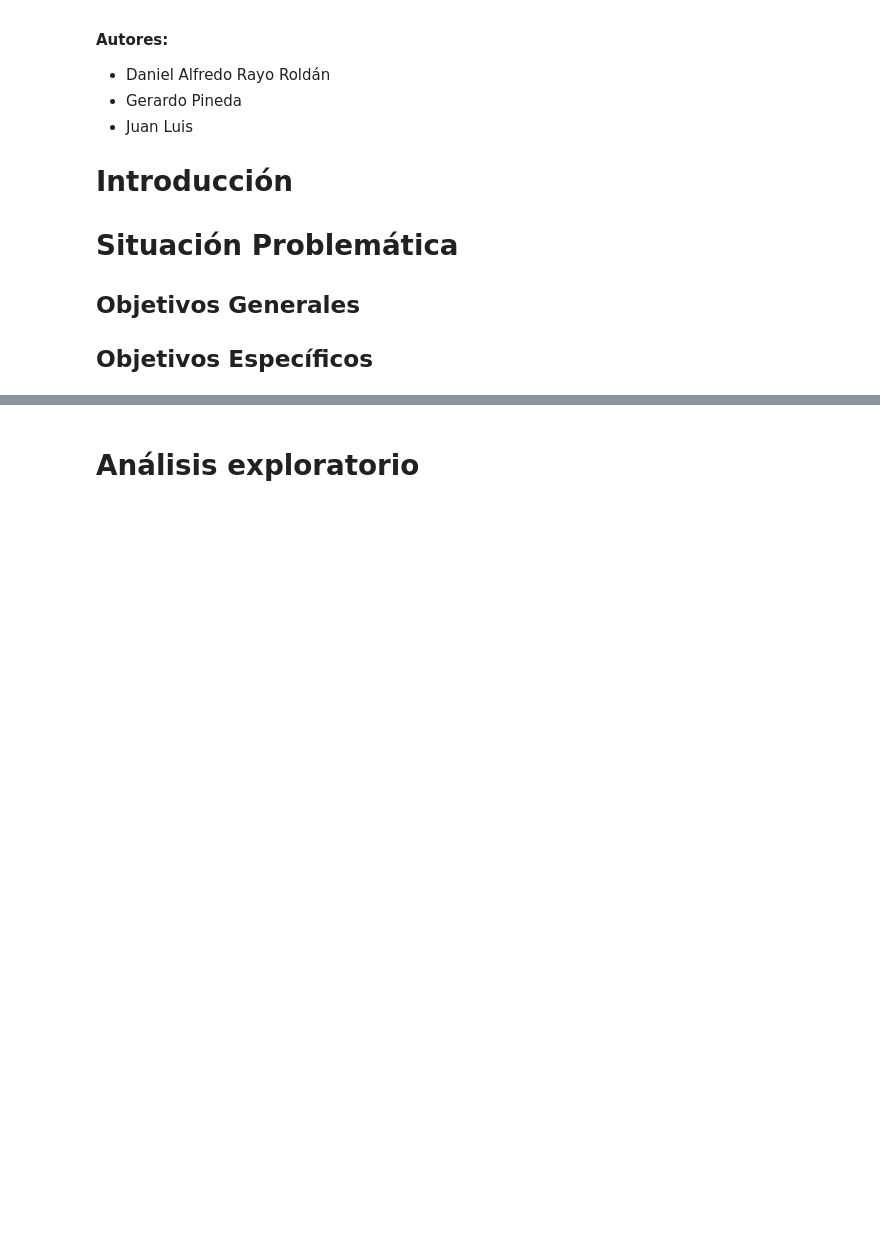
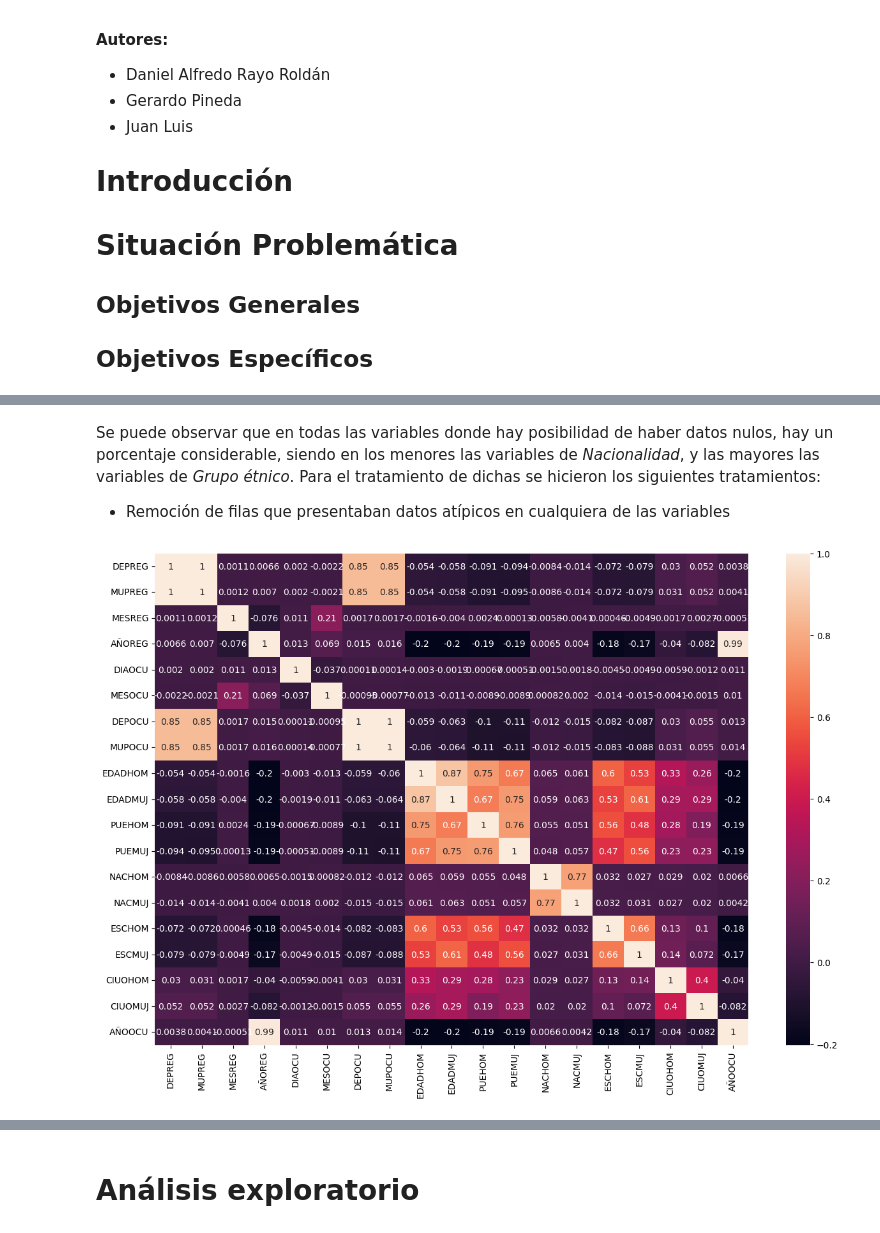
Before and after one commit to DanielRasho/MD-Proyecto3, a Jupyter notebook: Reporte.ipynb, the cells around one changed output, grey strips where cells are left out. Cells and saved outputs as stored; diff of their text form; code cells hidden in the pictures; blank space fills up the shorter version.

```diff
--- a/Reporte.ipynb
+++ b/Reporte.ipynb
@@ -488,0 +553,22 @@ del ocupationsExcel
+# %% [markdown]
+Se puede observar que en todas las variables donde hay posibilidad de haber datos nulos, hay un porcentaje considerable, siendo en los menores las variables de *Nacionalidad*, y las mayores las variables de *Grupo étnico*. Para el tratamiento de dichas se hicieron los siguientes tratamientos:
+- Remoción de filas que presentaban datos atípicos en cualquiera de las variables
+# %%
+# 1. REMOCION DE DATOS ATIPICOS
+def remove_outliers(dataframe):
+    '''
+    return a dataframe without rows that are outliers in any column
+    '''
+    return dataframe\
+    .loc[:, lambda df: df.std() > 0.04]\
+    .loc[lambda df: (np.abs(stats.zscore(df)) < 3).all(axis=1)]
+
+merged_df = remove_outliers(merged_df)
+# %%
+# 2.
+corr = merged_df.corr()
+plt.subplots(figsize=(15,10))
+sns.heatmap(corr, xticklabels=corr.columns,yticklabels=corr.columns, annot=True, )
+%matplotlib inline
+# %% [output]
+[figure, added]
```
Also changed, not shown: parts of 10 cells of this notebook.
